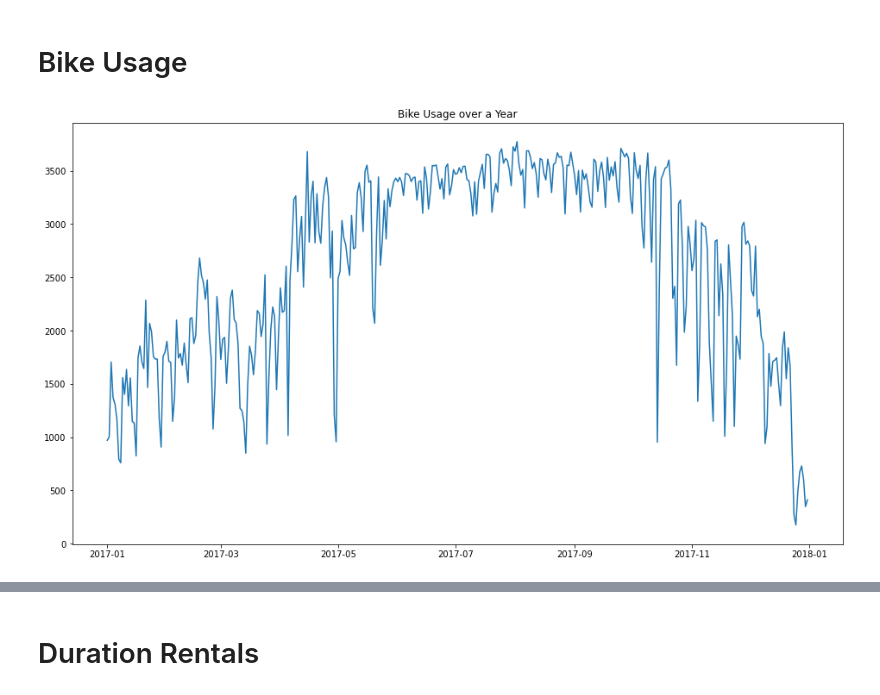
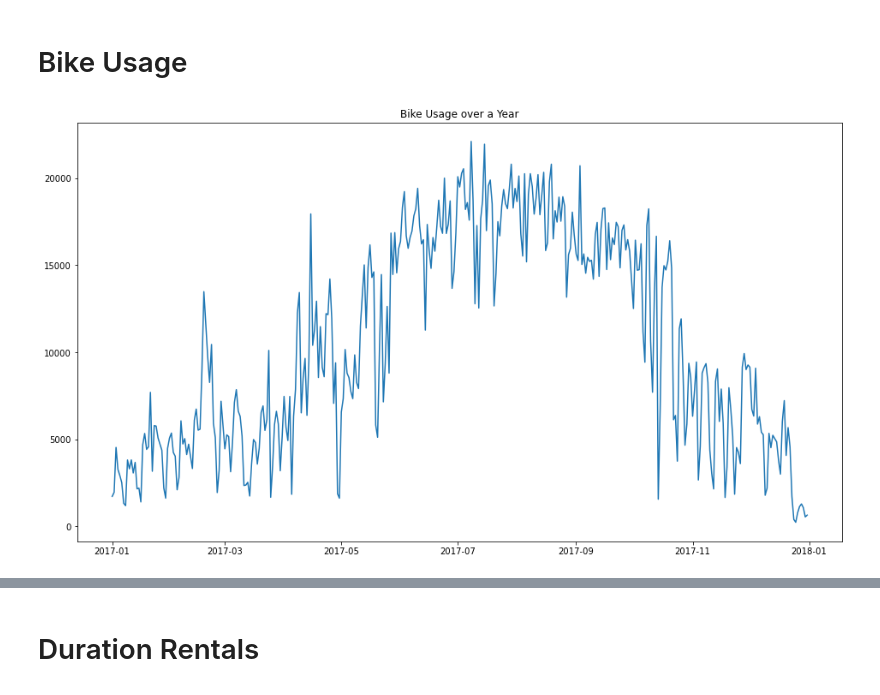
Before and after one commit to NeffIsBack/ThePredictors_DSML_Team_Assignment, a Jupyter notebook: Code_TeamAssignment.ipynb, the cells around one changed output, grey strips where cells are left out. Saved outputs shown, nothing was run; the diff lists cells and outputs as text; code cells hidden in the pictures.

```diff
--- a/Code_TeamAssignment.ipynb
+++ b/Code_TeamAssignment.ipynb
@@ -74,7 +74,7 @@ chicago_data['start_time']= pd.to_datetime(chicago_data['start_time'])
 # %%
 chicago_data['end_time'] = pd.to_datetime(chicago_data['end_time'])
 # %%
-chicago_data['travel_delta'] = (chicago_data['end_time']-chicago_data['start_time'])
+chicago_data['time_delta'] = (chicago_data['end_time']-chicago_data['start_time'])
 # %%
 chicago_data.sort_values(['start_time'], inplace = True)
 # %%
@@ -114,15 +200,15 @@ chicago_data["Date"] = chicago_data['start_time'].apply(lambda x: get_date(x))
 # %% [markdown]
 # Bike Usage
 # %%
-chicago_data_Date_avail = chicago_data.groupby("Date")['bike_id'].nunique()
-chicago_data_Date_avail
+chicago_data_Date_avail = chicago_data.groupby('Date')['bike_id'].count()
+chicago_data_Date_avail = pd.DataFrame(chicago_data_Date_avail)
 
 fig, ax = plt.subplots(figsize = (16,9))
 
 ax.plot(chicago_data_Date_avail)
 
 ax.set_title('Bike Usage over a Year')
 plt.show()
 # %% [output]
-[figure, old version]
+[figure, new version]
 # %%
```
Also changed, not shown: parts of 15 cells of this notebook.
